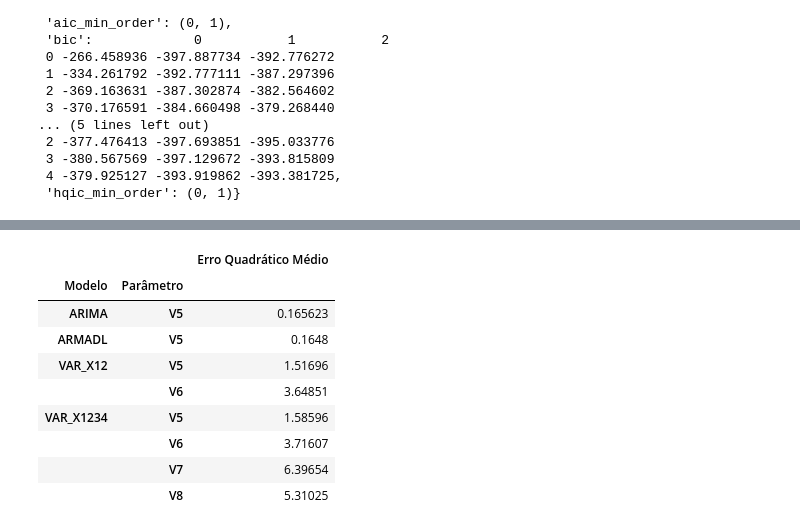
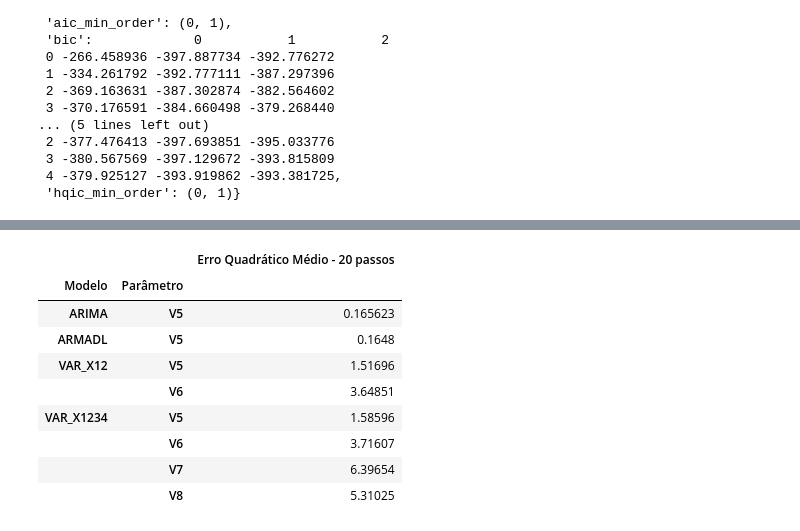
Before and after one commit to PablocFonseca/econometriaII, a Jupyter notebook: Lista Pratica 2.ipynb, the cells around one changed output, grey strips where cells are left out. Saved outputs shown, nothing was run; the diff lists cells and outputs as text; code cells hidden in the pictures.

```diff
--- a/Lista Pratica 2.ipynb
+++ b/Lista Pratica 2.ipynb
@@ -202,0 +152,30 @@ forecasts.swaplevel(axis=1).sort_index(axis=1).head()
+# %%
+#Cria os modelos e faz previsões 20 passos a frente
+
+modelo_arima = sm.tsa.ARIMA(data2.iloc[:200]['V5'],order=(0,1,1), exog=None).fit()
+forecast_arima = pd.DataFrame(modelo_arima.forecast(20)[0], columns=[data2.columns[0]], index=pd.date_range(start=data2.index[200], periods=20))
+
+var_12 = sm.tsa.VAR(data2.iloc[:200,[0,1]])
+order = 2
+
+var_12_results = var_12.fit(order)
+forecasts_var_12 = pd.DataFrame(var_12_results.forecast_interval(var_12_results.y[-order:],20)[1], columns=data2.columns[0:2], index=pd.date_range(start=data2.index[200], periods=20))
+
+var_1234 = sm.tsa.VAR(data2.iloc[:200])
+order = 2
+
+var_1234_results = var_1234.fit(order)
+forecast_var_1234 = pd.DataFrame(var_1234_results.forecast_interval(var_1234_results.y[-order:],20)[1], columns=data2.columns, index=pd.date_range(start=data2.index[200], periods=20))
+
+modelo_armadl = sm.tsa.ARMA(data2.iloc[:200]['V5'],order=(0,1), exog=data2.iloc[:200]['V6']).fit()
+
+min_order = sm.tsa.arma_order_select_ic(data2.iloc[:200]['V6'].values, ic='bic')['bic_min_order']
+exog_model = sm.tsa.ARMA(data2.iloc[:200]['V6'],order=min_order, exog=None).fit()
+exog= exog_model.forecast(20)[0]
+forecast_exog = pd.DataFrame(exog, columns=[data2.columns[0]], index=pd.date_range(start=data2.index[200], periods=20))
+
+forecast_armadl = pd.DataFrame(modelo_armadl.forecast(20, exog=forecast_exog)[0], columns=[data2.columns[0]], index=pd.date_range(start=data2.index[200], periods=20))
+
+forecasts = pd.concat([data2.iloc[200:220],forecast_arima, forecast_armadl, forecasts_var_12, forecast_var_1234], axis=1, keys=['REAL','ARIMA','ARMADL','VAR_X12','VAR_X1234'])
+
+forecasts.sort_index(axis=1).head().style.set_caption('Resultado das previsões 20 passos a frente.')
@@ -203,12 +191,13 @@ forecasts.swaplevel(axis=1).sort_index(axis=1).head()
 # %%
+#calcula o Erro quadrático médio das previsões 20 passos a frente
 mqe_arima = ((forecasts['REAL'] - forecasts['ARIMA'])**2)
 mqe_armadl = ((forecasts['REAL'] - forecasts['ARMADL'])**2)
 mqe_varx12 = ((forecasts['REAL'] - forecasts['VAR_X12'])**2)
 mqe_varx1234 = ((forecasts['REAL'] - forecasts['VAR_X1234'])**2)
 mqe = pd.concat([mqe_arima, mqe_armadl, mqe_varx12, mqe_varx1234], axis=1, names=['Modelo', 'Parâmetro'], keys=['ARIMA','ARMADL','VAR_X12','VAR_X1234']).dropna(axis=1).sum()
-mqe.to_frame(name='Erro Quadrático Médio').style
+mqe.to_frame(name='Erro Quadrático Médio - 20 passos').style
 # %% [output]
-|  |  | Erro Quadrático Médio |
+|  |  | Erro Quadrático Médio - 20 passos |
 | Modelo | Parâmetro |  |
 | ARIMA | V5 | 0.165623 |
 | ARMADL | V5 | 0.1648 |
```
Also changed, not shown: parts of 35 cells of this notebook.
